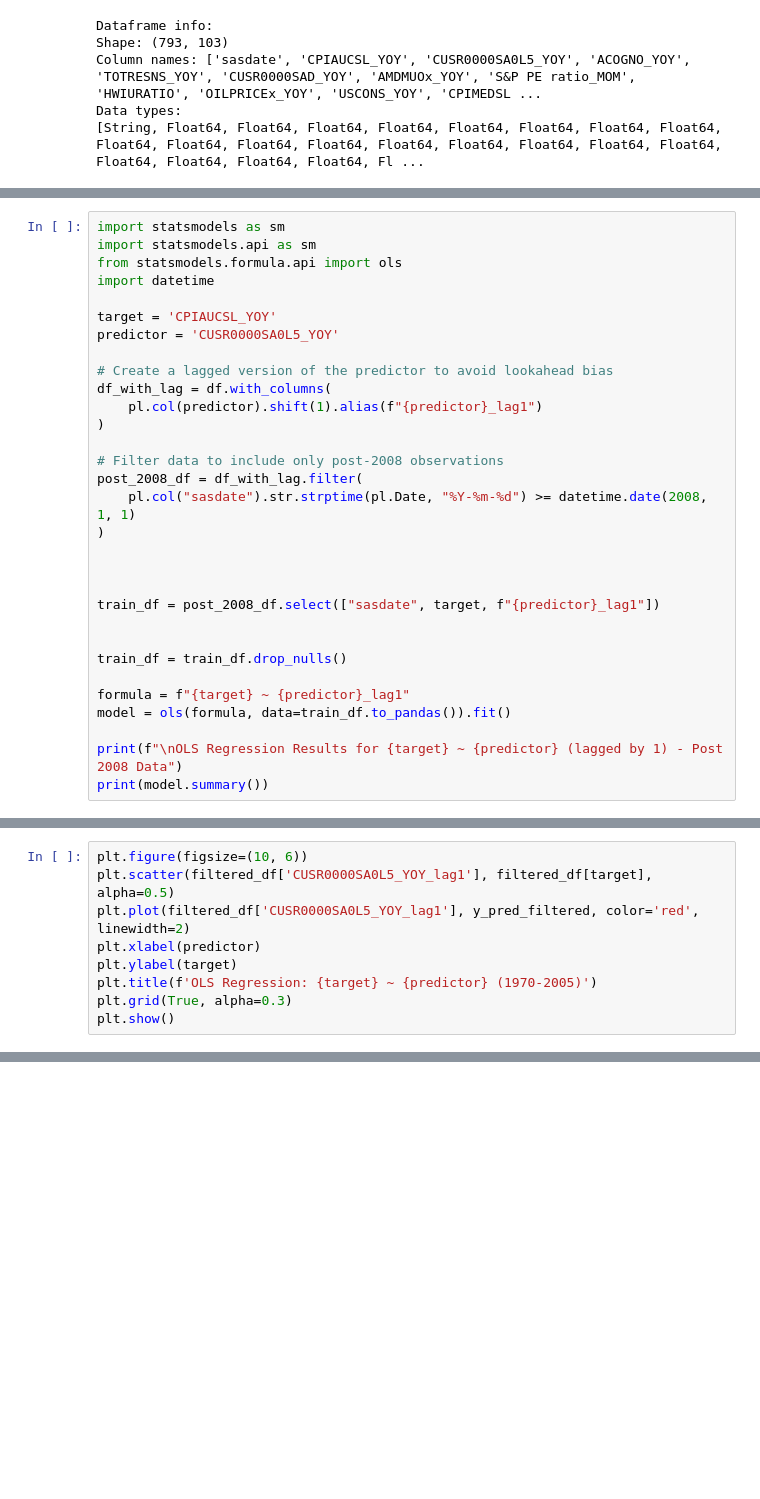
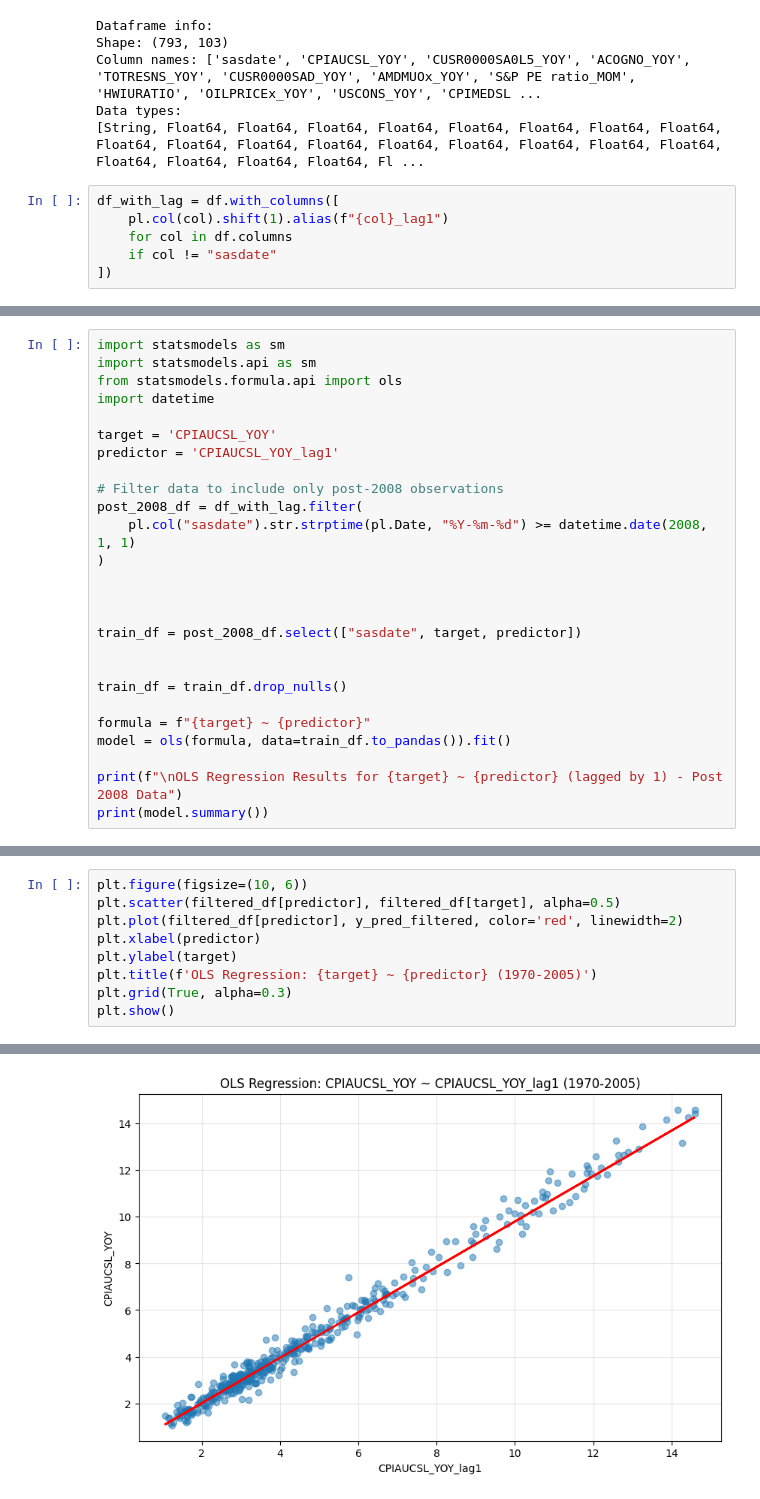
Before and after one commit to rishabhmandayam/inflation_ml, a Jupyter notebook: notebooks/linear_models.ipynb, the cells around one changed output, grey strips where cells are left out. Cells and saved outputs as stored; diff of their text form; blank space fills up the shorter version.

```diff
--- a/notebooks/linear_models.ipynb
+++ b/notebooks/linear_models.ipynb
@@ -25,3 +25,9 @@ Shape: (793, 103)
 Column names: ['sasdate', 'CPIAUCSL_YOY', 'CUSR0000SA0L5_YOY', 'ACOGNO_YOY', 'TOTRESNS_YOY', 'CUSR0000SAD_YOY', 'AMDMUOx_YOY', 'S&P PE ratio_MOM', 'HWIURATIO', 'OILPRICEx_YOY', 'USCONS_YOY', 'CPIMEDSL ...
 Data types:
 [String, Float64, Float64, Float64, Float64, Float64, Float64, Float64, Float64, Float64, Float64, Float64, Float64, Float64, Float64, Float64, Float64, Float64, Float64, Float64, Float64, Float64, Fl ...
+# %%
+df_with_lag = df.with_columns([
+    pl.col(col).shift(1).alias(f"{col}_lag1")
+    for col in df.columns
+    if col != "sasdate"
+])
@@ -32,12 +40,7 @@ from statsmodels.formula.api import ols
 import datetime
 
 target = 'CPIAUCSL_YOY'
-predictor = 'CUSR0000SA0L5_YOY'
-
-# Create a lagged version of the predictor to avoid lookahead bias
-df_with_lag = df.with_columns(
-    pl.col(predictor).shift(1).alias(f"{predictor}_lag1")
-)
+predictor = 'CPIAUCSL_YOY_lag1'
 
 # Filter data to include only post-2008 observations
 post_2008_df = df_with_lag.filter(
@@ -46,12 +49,12 @@ post_2008_df = df_with_lag.filter(
 
 
 
-train_df = post_2008_df.select(["sasdate", target, f"{predictor}_lag1"])
+train_df = post_2008_df.select(["sasdate", target, predictor])
 
 
 train_df = train_df.drop_nulls()
 
-formula = f"{target} ~ {predictor}_lag1"
+formula = f"{target} ~ {predictor}"
 model = ols(formula, data=train_df.to_pandas()).fit()
 
 print(f"\nOLS Regression Results for {target} ~ {predictor} (lagged by 1) - Post 2008 Data")
@@ -105,7 +125,7 @@ R-squared: 0.949759
 # %%
 plt.figure(figsize=(10, 6))
-plt.scatter(filtered_df['CUSR0000SA0L5_YOY_lag1'], filtered_df[target], alpha=0.5)
-plt.plot(filtered_df['CUSR0000SA0L5_YOY_lag1'], y_pred_filtered, color='red', linewidth=2)
+plt.scatter(filtered_df[predictor], filtered_df[target], alpha=0.5)
+plt.plot(filtered_df[predictor], y_pred_filtered, color='red', linewidth=2)
 plt.xlabel(predictor)
 plt.ylabel(target)
 plt.title(f'OLS Regression: {target} ~ {predictor} (1970-2005)')
@@ -116 +135,2 @@ NameError: name 'plt' is not defined
+[figure, added]
 # %%
```
Also changed, not shown: parts of 17 cells of this notebook, 2 other files.
